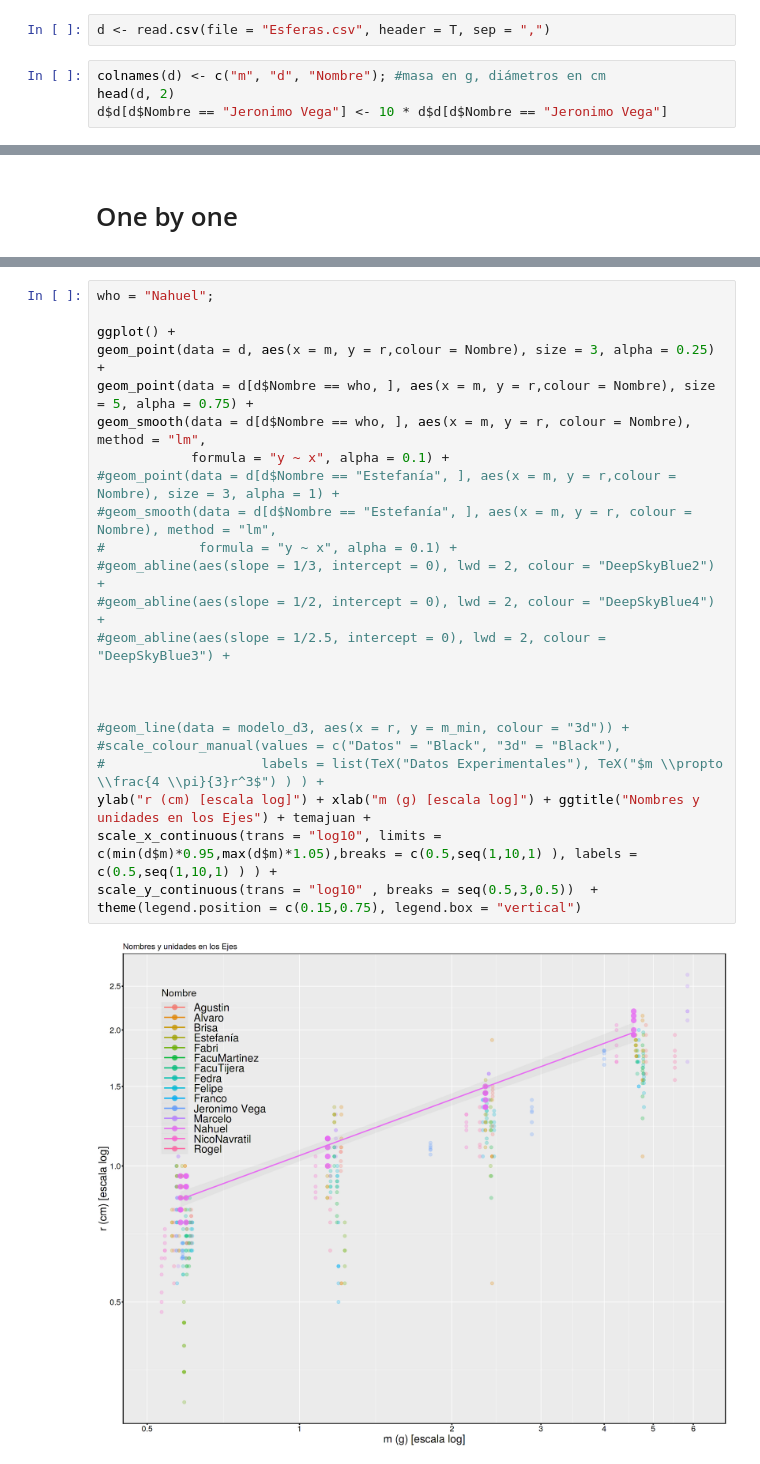
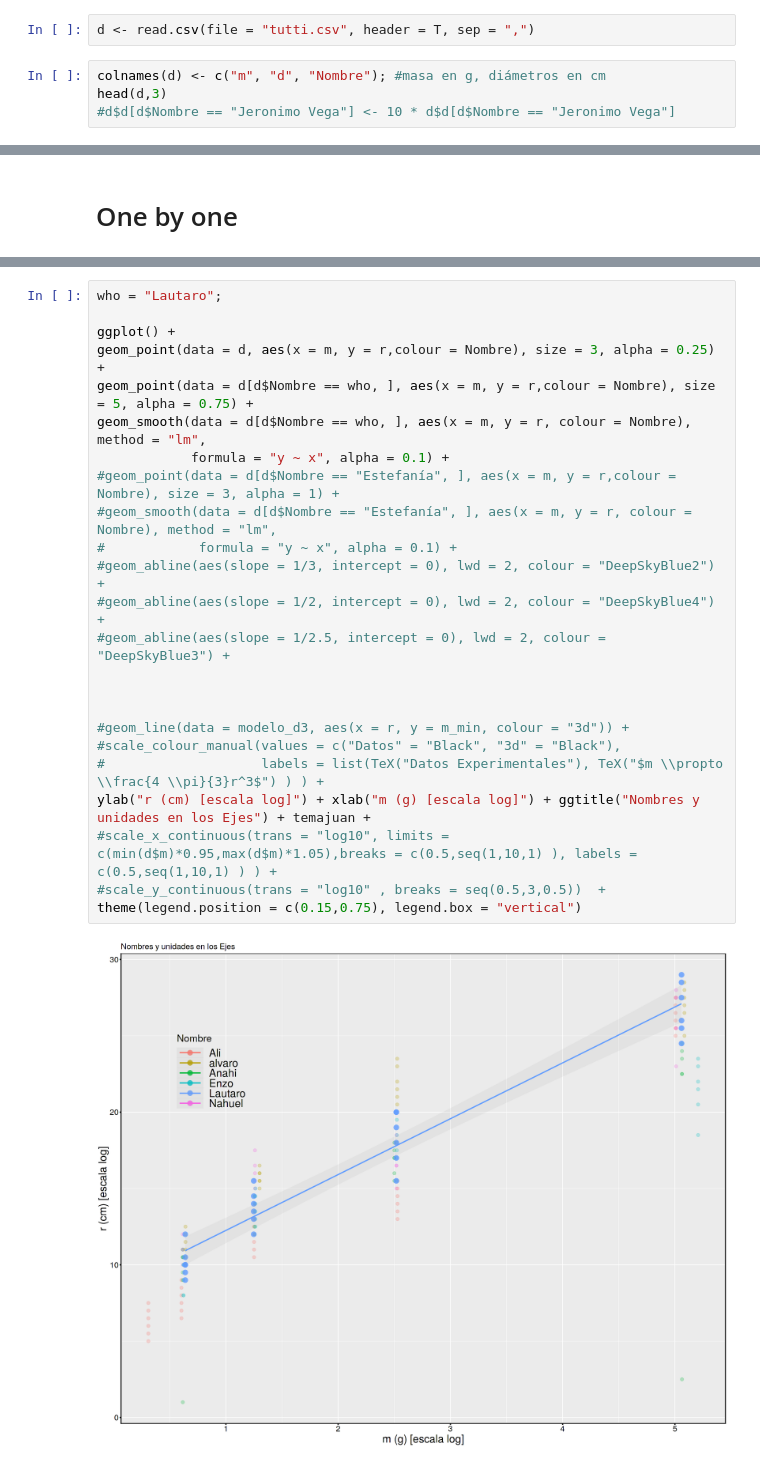
Before and after one commit to juanpabloderosas/FexpI, a Jupyter notebook: Análisis de Datos/Labo4/AnDatosLabo.ipynb, the cells around one changed output, grey strips where cells are left out. Cells and saved outputs as stored; diff of their text form.

```diff
--- a/Análisis de Datos/Labo4/AnDatosLabo.ipynb
+++ b/Análisis de Datos/Labo4/AnDatosLabo.ipynb
@@ -46,9 +46,9 @@ Voy a hacer una tabla para cada persona (así pueden comparar con sus propios re
 
 Buena suerte!
 # %%
-d <- read.csv(file = "Esferas.csv", header = T, sep = ",")
+d <- read.csv(file = "tutti.csv", header = T, sep = ",")
 # %%
 colnames(d) <- c("m", "d", "Nombre"); #masa en g, diámetros en cm
-head(d, 2)
-d$d[d$Nombre == "Jeronimo Vega"] <- 10 * d$d[d$Nombre == "Jeronimo Vega"]
+head(d,3)
+#d$d[d$Nombre == "Jeronimo Vega"] <- 10 * d$d[d$Nombre == "Jeronimo Vega"]
 # %% [output]
@@ -215,29 +203,29 @@ theme(axis.text.y  = element_text())
 # %%
-who = "Nahuel";
+who = "Lautaro";
 
 ggplot() +
 geom_point(data = d, aes(x = m, y = r,colour = Nombre), size = 3, alpha = 0.25) +
 geom_point(data = d[d$Nombre == who, ], aes(x = m, y = r,colour = Nombre), size = 5, alpha = 0.75) +
 geom_smooth(data = d[d$Nombre == who, ], aes(x = m, y = r, colour = Nombre), method = "lm",
             formula = "y ~ x", alpha = 0.1) +
 #geom_point(data = d[d$Nombre == "Estefanía", ], aes(x = m, y = r,colour = Nombre), size = 3, alpha = 1) +
 #geom_smooth(data = d[d$Nombre == "Estefanía", ], aes(x = m, y = r, colour = Nombre), method = "lm",
 #            formula = "y ~ x", alpha = 0.1) +
 #geom_abline(aes(slope = 1/3, intercept = 0), lwd = 2, colour = "DeepSkyBlue2") +
 #geom_abline(aes(slope = 1/2, intercept = 0), lwd = 2, colour = "DeepSkyBlue4") +
 #geom_abline(aes(slope = 1/2.5, intercept = 0), lwd = 2, colour = "DeepSkyBlue3") +
 
 
 
 #geom_line(data = modelo_d3, aes(x = r, y = m_min, colour = "3d")) +
 #scale_colour_manual(values = c("Datos" = "Black", "3d" = "Black"),
 #                    labels = list(TeX("Datos Experimentales"), TeX("$m \\propto \\frac{4 \\pi}{3}r^3$") ) ) +
 ylab("r (cm) [escala log]") + xlab("m (g) [escala log]") + ggtitle("Nombres y unidades en los Ejes") + temajuan +
-scale_x_continuous(trans = "log10", limits = c(min(d$m)*0.95,max(d$m)*1.05),breaks = c(0.5,seq(1,10,1) ), labels = c(0.5,seq(1,10,1) ) ) +
-scale_y_continuous(trans = "log10" , breaks = seq(0.5,3,0.5))  +
+#scale_x_continuous(trans = "log10", limits = c(min(d$m)*0.95,max(d$m)*1.05),breaks = c(0.5,seq(1,10,1) ), labels = c(0.5,seq(1,10,1) ) ) +
+#scale_y_continuous(trans = "log10" , breaks = seq(0.5,3,0.5))  +
 theme(legend.position = c(0.15,0.75), legend.box = "vertical")
 # %% [output]
-[figure, old version]
+[figure, new version]
 # %%
 ggplot() +
 geom_point(data = d, aes(x = r, y = rho, size = m)) +
```
Also changed, not shown: parts of 11 cells of this notebook, 1 other file.
